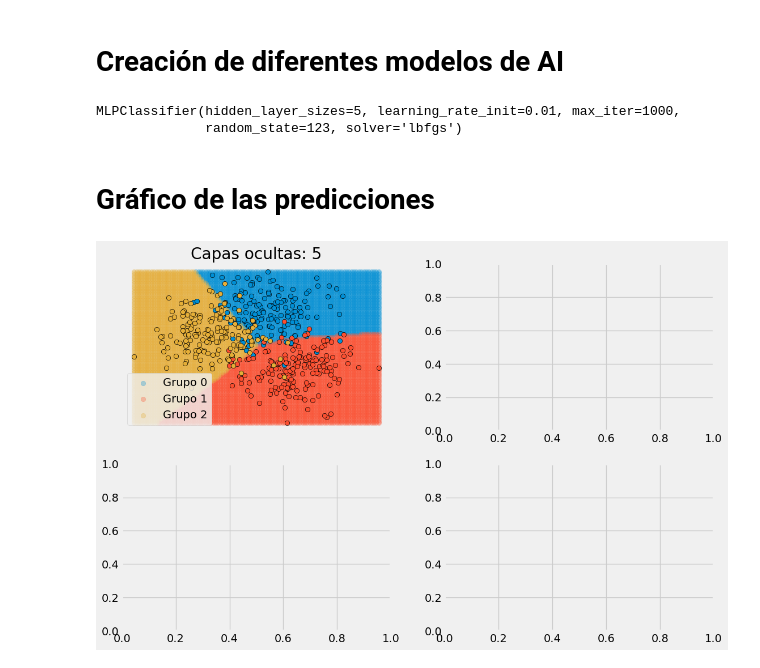
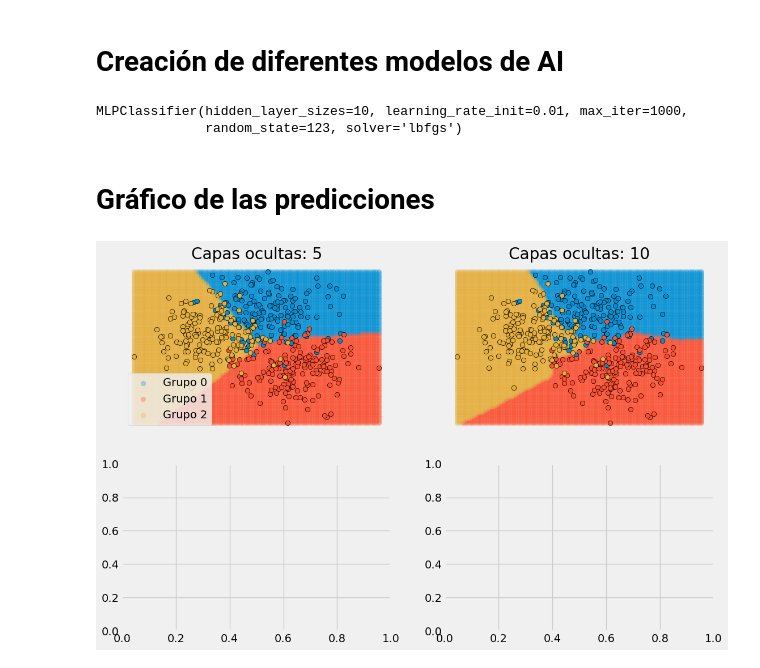
Before and after one commit to Dev-Mw/NNClassifier, a Jupyter notebook: red_neuronal_clasificatoria.ipynb, the cells around one changed output. Drawn from its saved outputs; the diff is of its cells as text; code cells hidden in the pictures.

Commit message:
Creacion del Segundo Modelo

```diff
--- a/red_neuronal_clasificatoria.ipynb
+++ b/red_neuronal_clasificatoria.ipynb
@@ -55,10 +55,18 @@ modelo_1 = MLPClassifier(
                 max_iter = 1000,# cantidad maxima e iteraciones de entrenamiento
                 random_state = 123# pesos aleatorios
             )
+modelo_2 = MLPClassifier(
+                hidden_layer_sizes=(10),#una capa oculta con 10 neuronas
+                learning_rate_init=0.01,
+                solver = 'lbfgs',
+                max_iter = 1000,
+                random_state = 123
+            )
 
 modelo_1.fit(X=X, y=y)
+modelo_2.fit(X=X, y=y)
 # %% [output]
-MLPClassifier(hidden_layer_sizes=5, learning_rate_init=0.01, max_iter=1000,
+MLPClassifier(hidden_layer_sizes=10, learning_rate_init=0.01, max_iter=1000,
               random_state=123, solver='lbfgs')
 # %% [markdown]
 # Gráfico de las predicciones
@@ -72,32 +80,32 @@ grid_x2 = np.linspace(start=min(X[:, 1]), stop=max(X[:, 1]), num=100)
 xx, yy = np.meshgrid(grid_x1, grid_x2)
 X_grid = np.column_stack([xx.flatten(), yy.flatten()])
 
-for i, modelo in enumerate([modelo_1]):
+for i, modelo in enumerate([modelo_1, modelo_2]):
 
     predicciones = modelo.predict(X_grid)
 
     for j in np.unique(predicciones):
         axs[i].scatter(
             x = X_grid[predicciones == j, 0],
             y = X_grid[predicciones == j, 1],
             c = plt.rcParams['axes.prop_cycle'].by_key()['color'][j],
             #marker = 'o',
             alpha = 0.3,
             label= f"Grupo {j}"
         )
 
     for j in np.unique(y):
         axs[i].scatter(
             x = X[y == j, 0],
             y = X[y == j, 1],
             c = plt.rcParams['axes.prop_cycle'].by_key()['color'][j],
             marker    = 'o',
             edgecolor = 'black'
         )
 
     axs[i].set_title(f"Capas ocultas: {modelo.hidden_layer_sizes}")
     axs[i].axis('off')
 
 axs[0].legend();
 # %% [output]
-[figure, old version]
+[figure, new version]
```
Also changed, not shown: 1 other file.
